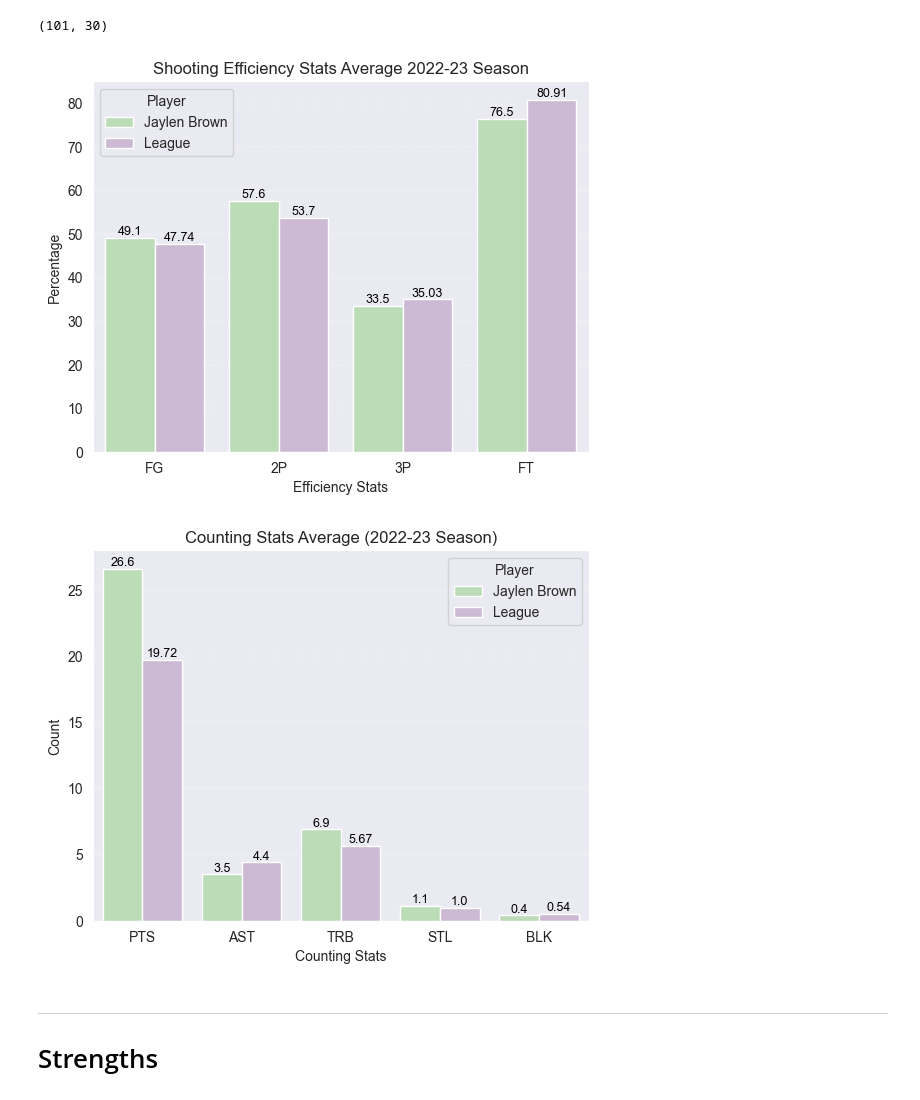
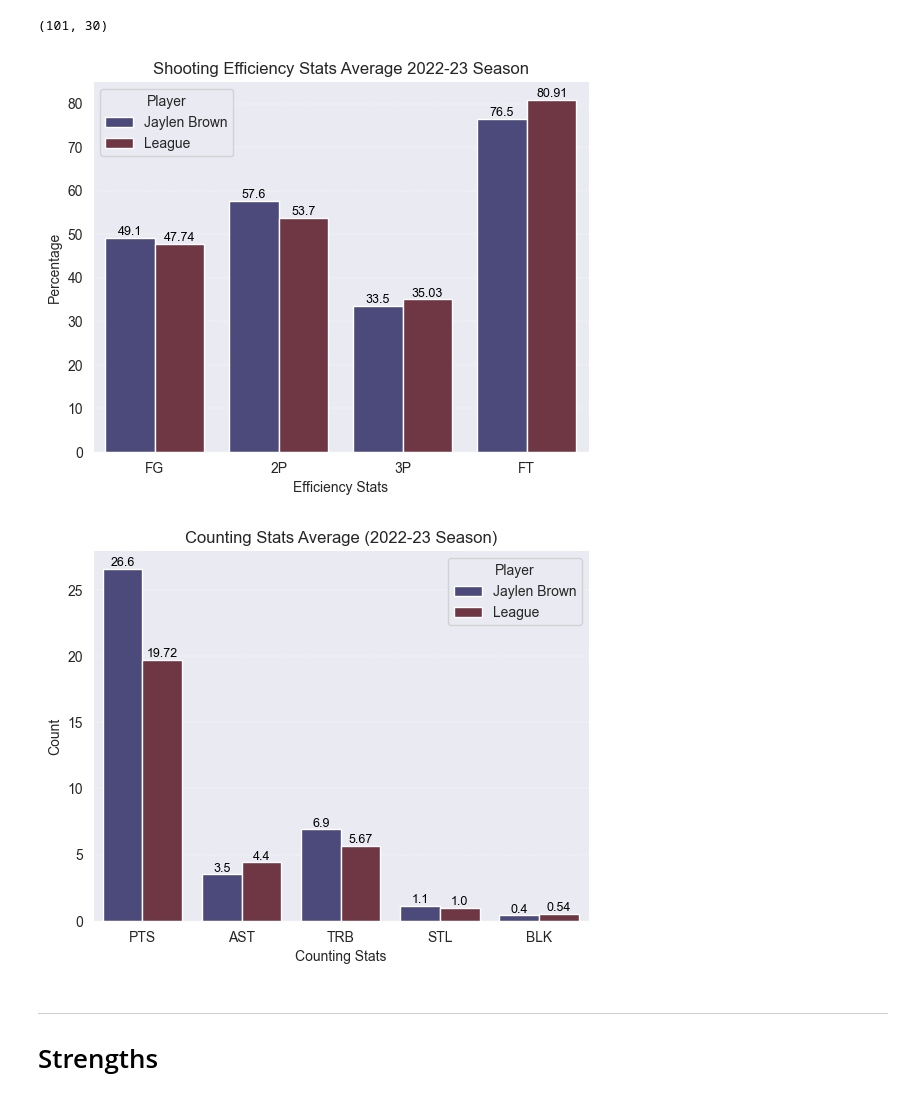
Before and after one commit to namhyk/jb-analysis, a Jupyter notebook: jaylen_brown.ipynb, the cells around one changed output. Cells and saved outputs as stored; diff of their text form; code cells hidden in the pictures.

```diff
--- a/jaylen_brown.ipynb
+++ b/jaylen_brown.ipynb
@@ -70,35 +70,35 @@ df_adjusted.shape
 # %%
 league_fg = df_adjusted['FG%'].mean() * 100
 league_2p = df_adjusted['2P%'].mean() * 100
 league_3p = df_adjusted['3P%'].mean() * 100
 league_ft = df_adjusted['FT%'].mean() * 100
 
 jb_fg = df_pergame.loc[df_pergame['Player'] == 'Jaylen Brown', 'FG%'].item() * 100
 jb_2p = df_pergame.loc[df_pergame['Player'] == 'Jaylen Brown', '2P%'].item() * 100
 jb_3p = df_pergame.loc[df_pergame['Player'] == 'Jaylen Brown', '3P%'].item() * 100
 jb_ft = df_pergame.loc[df_pergame['Player'] == 'Jaylen Brown', 'FT%'].item() * 100
 
 data = {'Percentage': [jb_fg, jb_2p, jb_3p, jb_ft, league_fg, league_2p, league_3p, league_ft],
         'Player': ['Jaylen Brown', 'Jaylen Brown', 'Jaylen Brown', 'Jaylen Brown', 'League', 'League', 'League', 'League'],
         'Metric': ['FG', '2P', '3P', 'FT', 'FG', '2P', '3P', 'FT']}
 
 final_df = pd.DataFrame(data)
 sns.set_style('darkgrid')
-ax = sns.barplot(x='Metric', y = 'Percentage', hue='Player', data = final_df, palette='PRGn_r')
+ax = sns.barplot(x='Metric', y = 'Percentage', hue='Player', data = final_df, palette='icefire')
 for bar in ax.patches:
   bar_value = bar.get_height()
   text = f'{round(bar_value, 2)}'
   text_x = bar.get_x() + bar.get_width() / 2
   text_y = bar.get_y() + bar_value
   ax.text(text_x, text_y, text, ha='center', va='bottom',
           size=9, color='black')
 sns.despine()
 plt.xlabel('Efficiency Stats')
 plt.title('Shooting Efficiency Stats Average 2022-23 Season')
 plt.grid(axis='y', linewidth = 0.3, linestyle='--')
 plt.show()
 # %% [output]
-[figure, old version]
+[figure, new version]
 # %%
 league_pts = df_adjusted['PTS'].mean()
 league_ast = df_adjusted['AST'].mean()
@@ -118,7 +118,7 @@ data = {'Count': [jb_pts, jb_ast, jb_trb, jb_stl, jb_blk, league_pts, league_ast
 
 final_df = pd.DataFrame(data)
 sns.set_style('darkgrid')
-ax = sns.barplot(x='Metric', y = 'Count', hue='Player', data = final_df, palette='PRGn_r')
+ax = sns.barplot(x='Metric', y = 'Count', hue='Player', data = final_df, palette='icefire')
 for bar in ax.patches:
   bar_value = bar.get_height()
   text = f'{round(bar_value, 2)}'
@@ -132,7 +132,7 @@ plt.xlabel('Counting Stats')
 sns.despine()
 plt.show()
 # %% [output]
-[figure, old version]
+[figure, new version]
 # %% [markdown]
 ---
 # Strengths
```
Also changed, not shown: parts of 13 cells of this notebook.
